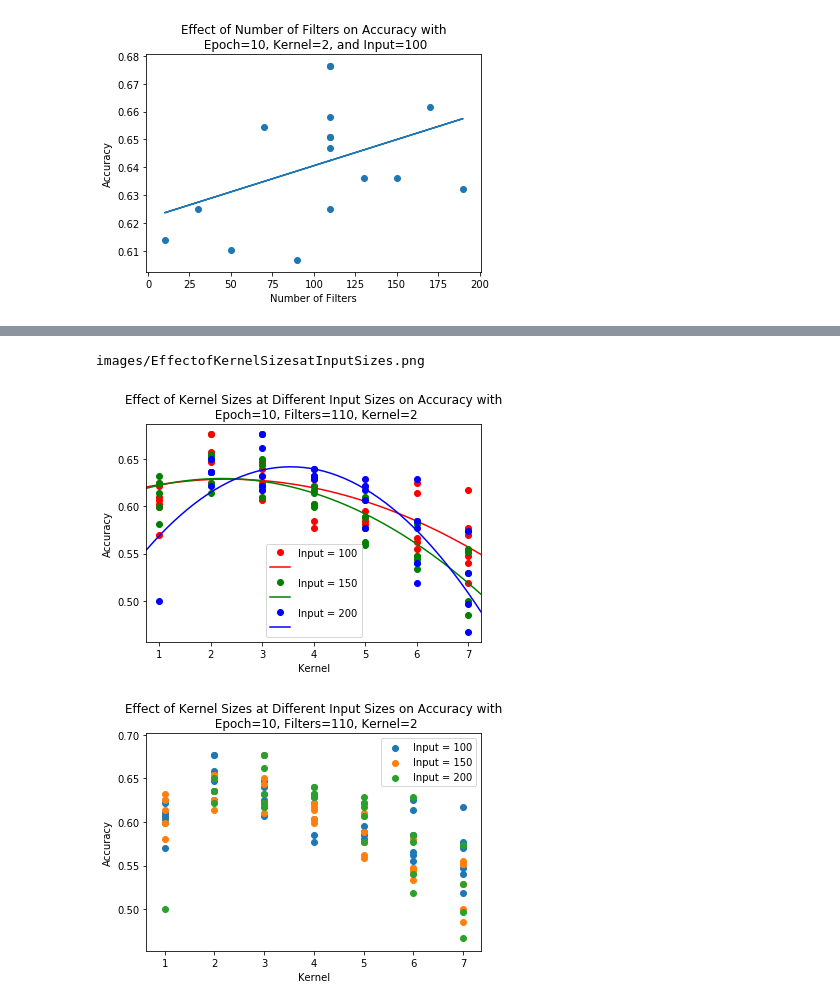
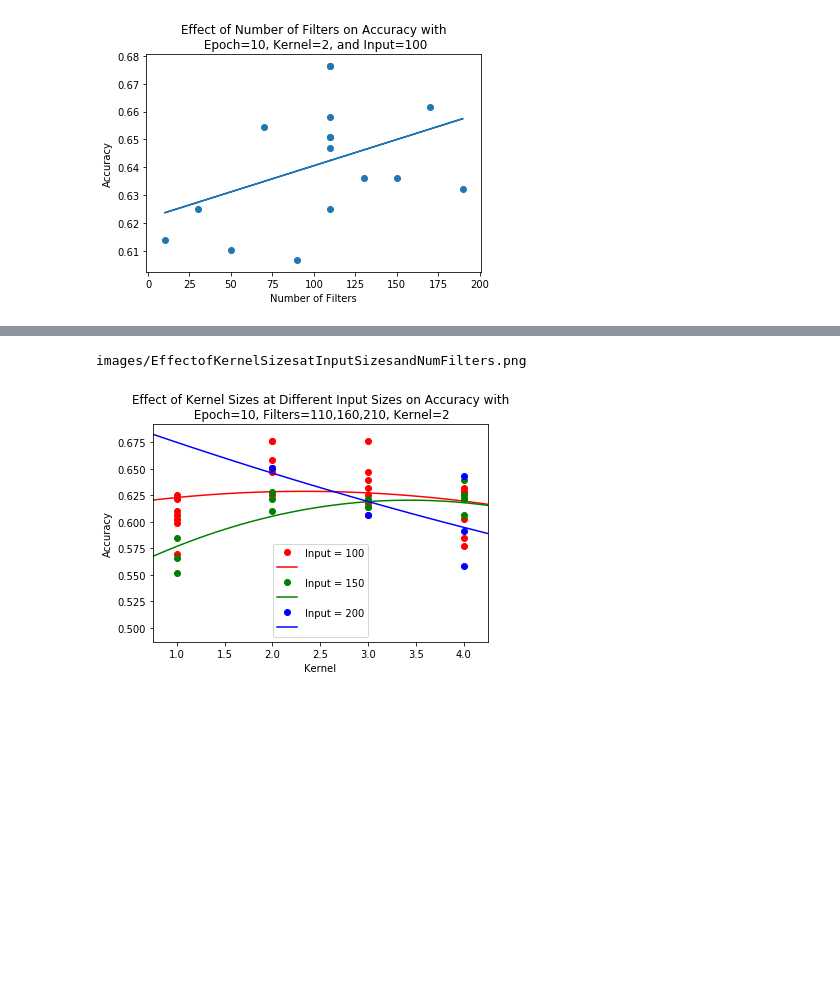
Before and after one commit to cfu288/monkey-classify, a Jupyter notebook: SimpleResultGraphs.ipynb, the cells around one changed output, grey strips where cells are left out. Drawn from its saved outputs; the diff is of its cells as text; code cells hidden in the pictures; blank space fills up the shorter version.

```diff
--- a/SimpleResultGraphs.ipynb
+++ b/SimpleResultGraphs.ipynb
@@ -84,10 +84,10 @@ def multiPlotResults(x,y,xaxis="",yaxis="",title="",leg=[], legspot='upper right
             b = np.array(y_flt)
             z = np.polyfit(a,b,2) # 2 degree polynom
             f = np.poly1d(z) # format polynomial
-            x_new = np.linspace(x_flt[0]-.25, x_flt[-1]+.25)
+            x_new = np.linspace(1-.25, x_flt[-1]+.25)
             y_new = f(x_new)
             plt.plot(x_flt,y_flt,'o', x_new, y_new, color=col[i])
-            plt.xlim([x_flt[0]-.25, x_flt[-1]+.25 ])
+            plt.xlim([1-.25, x_flt[-1]+.25 ])
         else:
             plt.scatter(x[i],y[i])
     plt.legend(leg, loc=legspot)
@@ -151,40 +232,37 @@ images/EffectofNumberofFilters.png
 # %%
 a = []
 a100 = []
 a150 = []
 a200 = []
 k = []
 k100 = []
 k150 = []
 k200 = []
 # Vary image size,kernel size and see accuracy
 for line in results:
-
-    if line['epochs'] == 10 and line['num_filters'] == 110:
-        #print(line)
-        if line['input_shape'][1:4] == "100":
-            a100.append(line['accuracy'])
-            k100.append(line['kernel'][1])
-        elif line['input_shape'][1:4] == "150":
-            a150.append(line['accuracy'])
-            k150.append(line['kernel'][1])
-        elif line['input_shape'][1:4] == "200":
-            a200.append(line['accuracy'])
-            k200.append(line['kernel'][1])
+    if line['epochs'] == 10 and line['num_filters'] == 110 and line['input_shape'][1:4] == "100":
+        a100.append(line['accuracy'])
+        k100.append(line['kernel'][1])
+    elif line['epochs'] == 10 and line['num_filters'] == 160 and line['input_shape'][1:4] == "150":
+        a150.append(line['accuracy'])
+        k150.append(line['kernel'][1])
+    elif line['epochs'] == 10 and line['num_filters'] == 210 and line['input_shape'][1:4] == "200":
+        a200.append(line['accuracy'])
+        k200.append(line['kernel'][1])
 
         #k.append(line['input_shape'][1:4])
 k.append(k100)
 k.append(k150)
 k.append(k200)
 a.append(a100)
 a.append(a150)
+# for line in k:
+#     print("{} \n".format(line))
 a.append(a200)
 #print(k)
 #print(a)
 
-multiPlotResults(k,a,"Kernel", "Accuracy", "Effect of Kernel Sizes at Different Input Sizes on Accuracy with\n Epoch=10, Filters=110, Kernel=2",['Input = 100','', 'Input = 150', '', 'Input = 200',''],'lower center', "parabolic", "images/EffectofKernelSizesatInputSizes.png")
-multiPlotResults(k,a,"Kernel", "Accuracy", "Effect of Kernel Sizes at Different Input Sizes on Accuracy with\n Epoch=10, Filters=110, Kernel=2",['Input = 100', 'Input = 150', 'Input = 200'])
+multiPlotResults(k,a,"Kernel", "Accuracy", "Effect of Kernel Sizes at Different Input Sizes on Accuracy with\n Epoch=10, Filters=110,160,210, Kernel=2",['Input = 100','', 'Input = 150', '', 'Input = 200',''],'lower center', "parabolic", "images/EffectofKernelSizesatInputSizesandNumFilters.png")
 # %% [output]
-images/EffectofKernelSizesatInputSizes.png
+images/EffectofKernelSizesatInputSizesandNumFilters.png
-[figure, old version]
+[figure, new version]
-[figure, removed]
```
Also changed, not shown: parts of 1 cell of this notebook, 10 other files.
